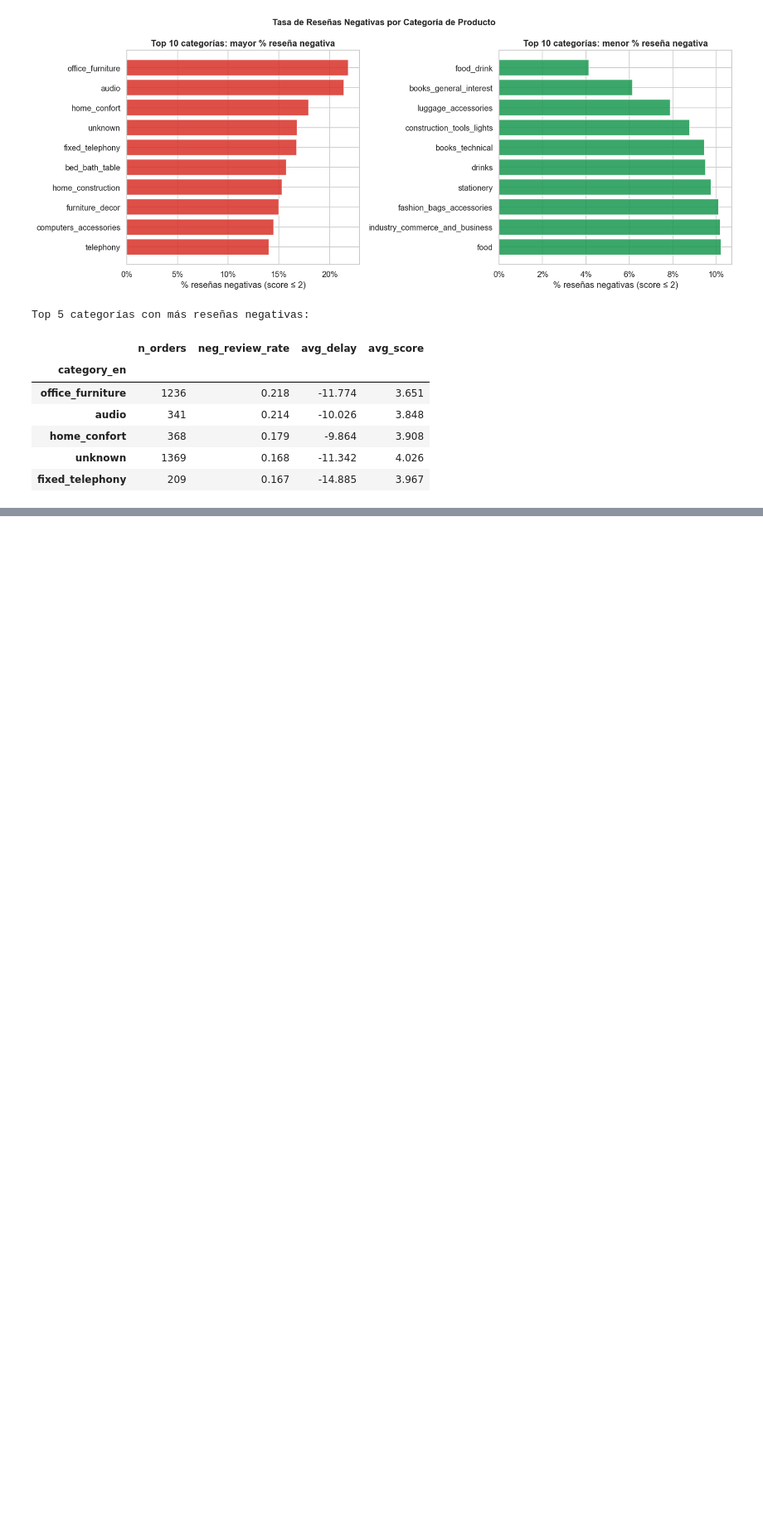
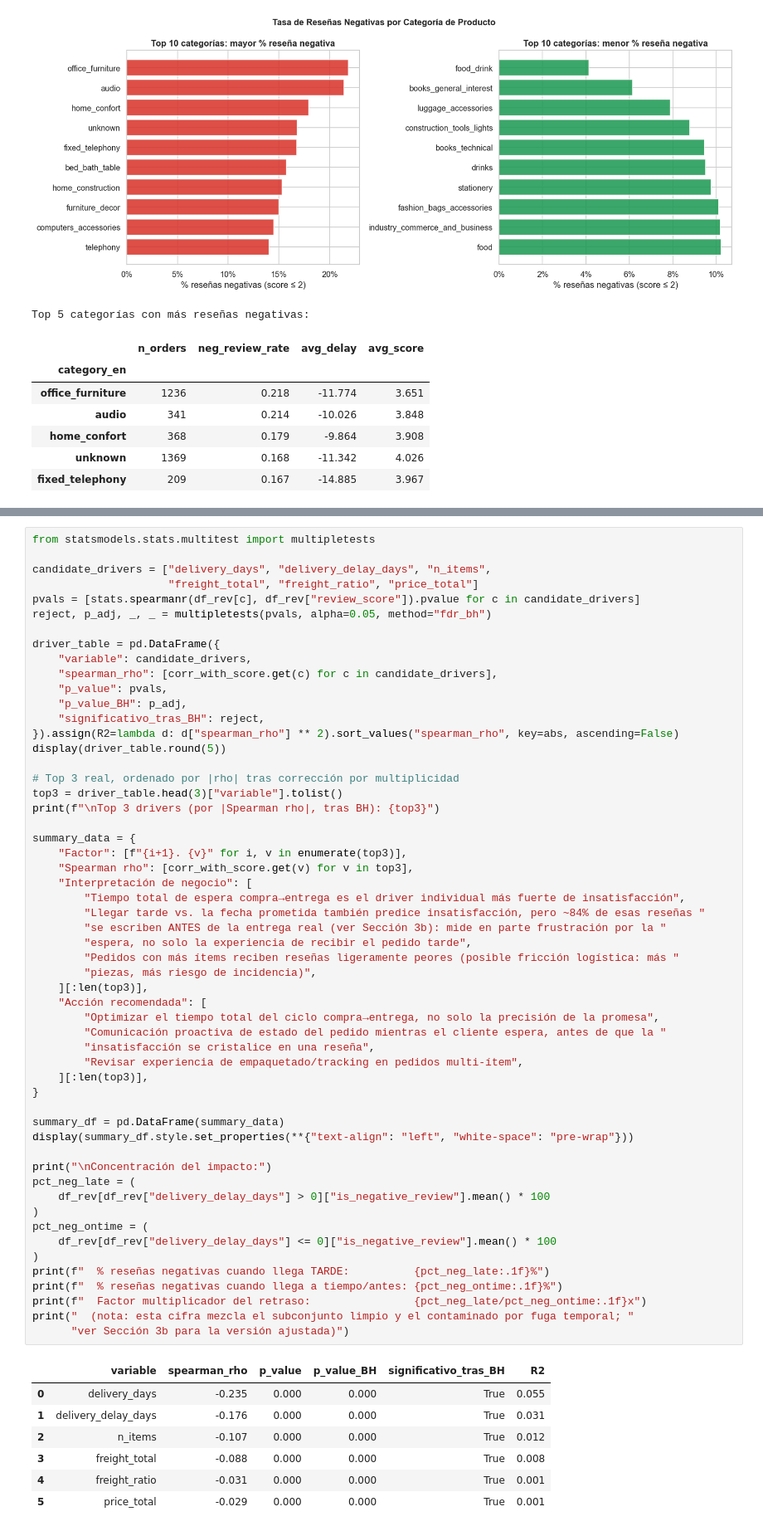
Before and after one commit to luciaparvaz/olist-customer-analysis, a Jupyter notebook: notebooks/03_negative_reviews.ipynb, the cells around one changed output, grey strips where cells are left out. Shown at 83% size. Drawn from its saved outputs; the diff is of its cells as text; blank space fills up the shorter version.

```diff
--- a/notebooks/03_negative_reviews.ipynb
+++ b/notebooks/03_negative_reviews.ipynb
@@ -533,0 +471,63 @@ Concentración del impacto:
+# %%
+from statsmodels.stats.multitest import multipletests
+
+candidate_drivers = ["delivery_days", "delivery_delay_days", "n_items",
+                     "freight_total", "freight_ratio", "price_total"]
+pvals = [stats.spearmanr(df_rev[c], df_rev["review_score"]).pvalue for c in candidate_drivers]
+reject, p_adj, _, _ = multipletests(pvals, alpha=0.05, method="fdr_bh")
+
+driver_table = pd.DataFrame({
+    "variable": candidate_drivers,
+    "spearman_rho": [corr_with_score.get(c) for c in candidate_drivers],
+    "p_value": pvals,
+    "p_value_BH": p_adj,
+    "significativo_tras_BH": reject,
+}).assign(R2=lambda d: d["spearman_rho"] ** 2).sort_values("spearman_rho", key=abs, ascending=False)
+display(driver_table.round(5))
+
+# Top 3 real, ordenado por |rho| tras corrección por multiplicidad
+top3 = driver_table.head(3)["variable"].tolist()
+print(f"\nTop 3 drivers (por |Spearman rho|, tras BH): {top3}")
+
+summary_data = {
+    "Factor": [f"{i+1}. {v}" for i, v in enumerate(top3)],
+    "Spearman rho": [corr_with_score.get(v) for v in top3],
+    "Interpretación de negocio": [
+        "Tiempo total de espera compra→entrega es el driver individual más fuerte de insatisfacción",
+        "Llegar tarde vs. la fecha prometida también predice insatisfacción, pero ~84% de esas reseñas "
+        "se escriben ANTES de la entrega real (ver Sección 3b): mide en parte frustración por la "
+        "espera, no solo la experiencia de recibir el pedido tarde",
+        "Pedidos con más ítems reciben reseñas ligeramente peores (posible fricción logística: más "
+        "piezas, más riesgo de incidencia)",
+    ][:len(top3)],
+    "Acción recomendada": [
+        "Optimizar el tiempo total del ciclo compra→entrega, no solo la precisión de la promesa",
+        "Comunicación proactiva de estado del pedido mientras el cliente espera, antes de que la "
+        "insatisfacción se cristalice en una reseña",
+        "Revisar experiencia de empaquetado/tracking en pedidos multi-ítem",
+    ][:len(top3)],
+}
+
+summary_df = pd.DataFrame(summary_data)
+display(summary_df.style.set_properties(**{"text-align": "left", "white-space": "pre-wrap"}))
+
+print("\nConcentración del impacto:")
+pct_neg_late = (
+    df_rev[df_rev["delivery_delay_days"] > 0]["is_negative_review"].mean() * 100
+)
+pct_neg_ontime = (
+    df_rev[df_rev["delivery_delay_days"] <= 0]["is_negative_review"].mean() * 100
+)
+print(f"  % reseñas negativas cuando llega TARDE:          {pct_neg_late:.1f}%")
+print(f"  % reseñas negativas cuando llega a tiempo/antes: {pct_neg_ontime:.1f}%")
+print(f"  Factor multiplicador del retraso:                {pct_neg_late/pct_neg_ontime:.1f}x")
+print("  (nota: esta cifra mezcla el subconjunto limpio y el contaminado por fuga temporal; "
+      "ver Sección 3b para la versión ajustada)")
+# %% [output]
+|  | variable | spearman_rho | p_value | p_value_BH | significativo_tras_BH | R2 |
+| 0 | delivery_days | -0.235 | 0.000 | 0.000 | True | 0.055 |
+| 1 | delivery_delay_days | -0.176 | 0.000 | 0.000 | True | 0.031 |
+| 2 | n_items | -0.107 | 0.000 | 0.000 | True | 0.012 |
+| 3 | freight_total | -0.088 | 0.000 | 0.000 | True | 0.008 |
+| 4 | freight_ratio | -0.031 | 0.000 | 0.000 | True | 0.001 |
+| 5 | price_total | -0.029 | 0.000 | 0.000 | True | 0.001 |
```
Also changed, not shown: parts of 18 cells of this notebook, 23 other files.
